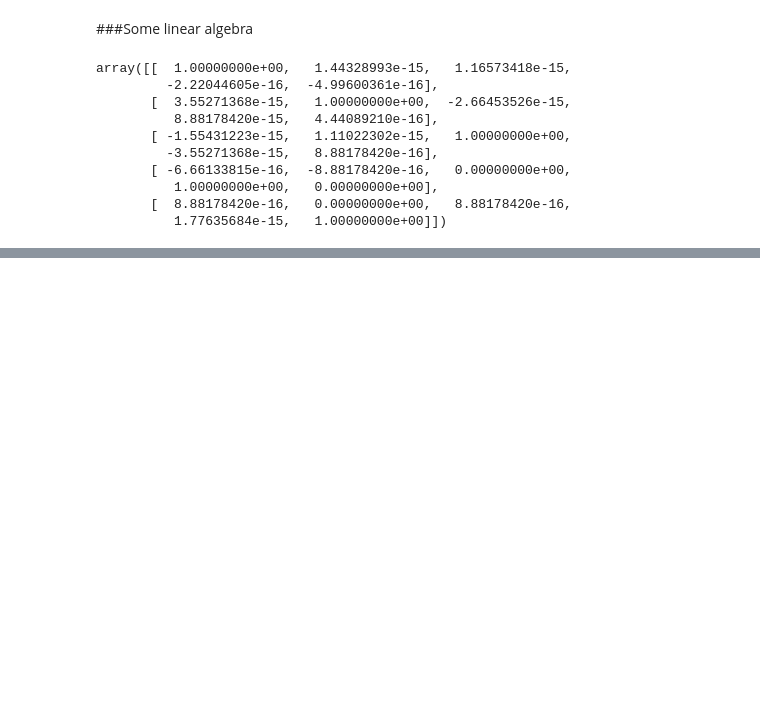
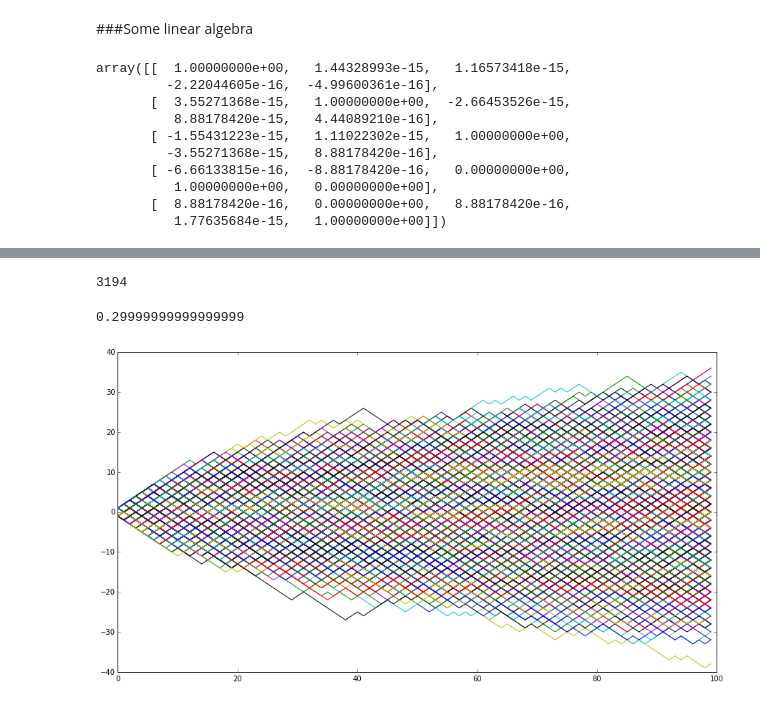
Before and after one commit to Yue-Duan/Python-for-Data-Analysis, a Jupyter notebook: Data-Analysis-Chapter-4.ipynb, the cells around one changed output, grey strips where cells are left out. Cells and saved outputs as stored; diff of their text form; code cells hidden in the pictures; blank space fills up the shorter version.

```diff
--- a/Data-Analysis-Chapter-4.ipynb
+++ b/Data-Analysis-Chapter-4.ipynb
@@ -317,0 +339,17 @@ q,r = qr(mat)
+# %%
+draws = np.random.binomial(1, 0.5, size=(nwalks, nsteps))
+steps = np.where(draws>0, draws, -1)
+walks = steps.cumsum(axis=1)
+hits10 = (np.abs(walks) >= 10).any(axis=1)
+hits10.sum()
+# %% [output]
+3194
+# %%
+np.mean(walks[:,-1])
+# %% [output]
+0.29999999999999999
+# %%
+plt.figure(figsize=(15, 8))
+plt.plot(walks.T);
+# %% [output]
+[figure, added]
```
Also changed, not shown: parts of 4 cells of this notebook.
